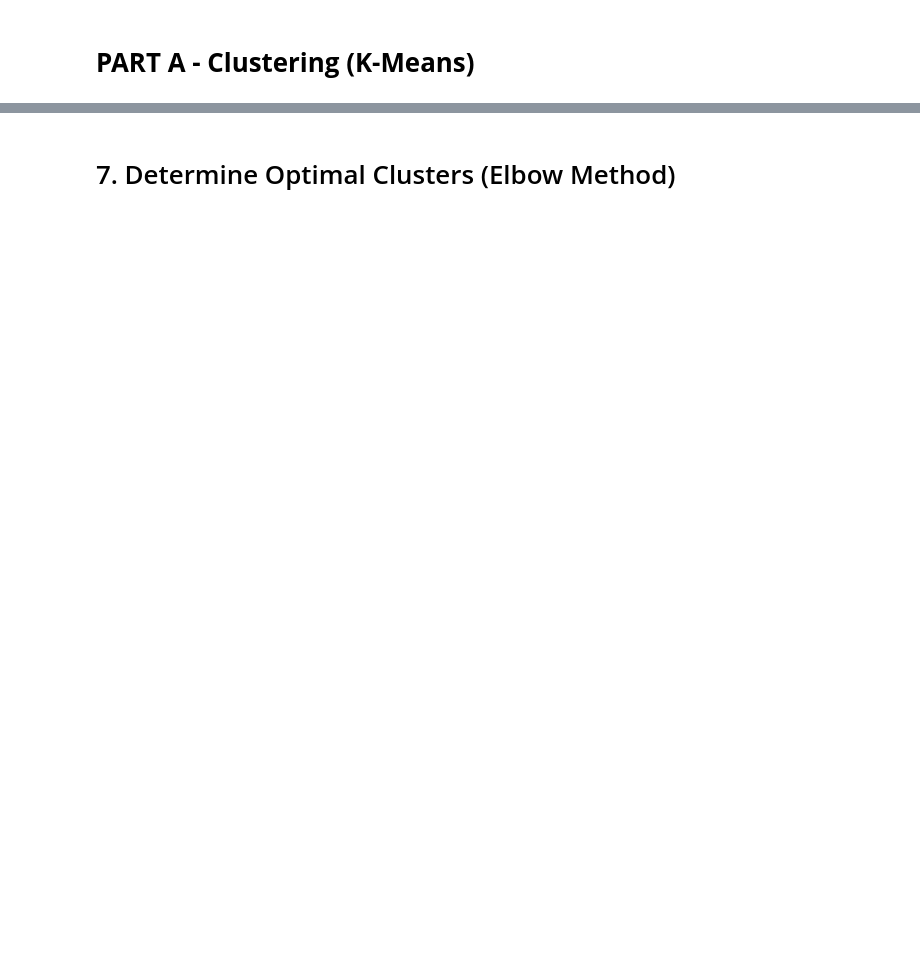
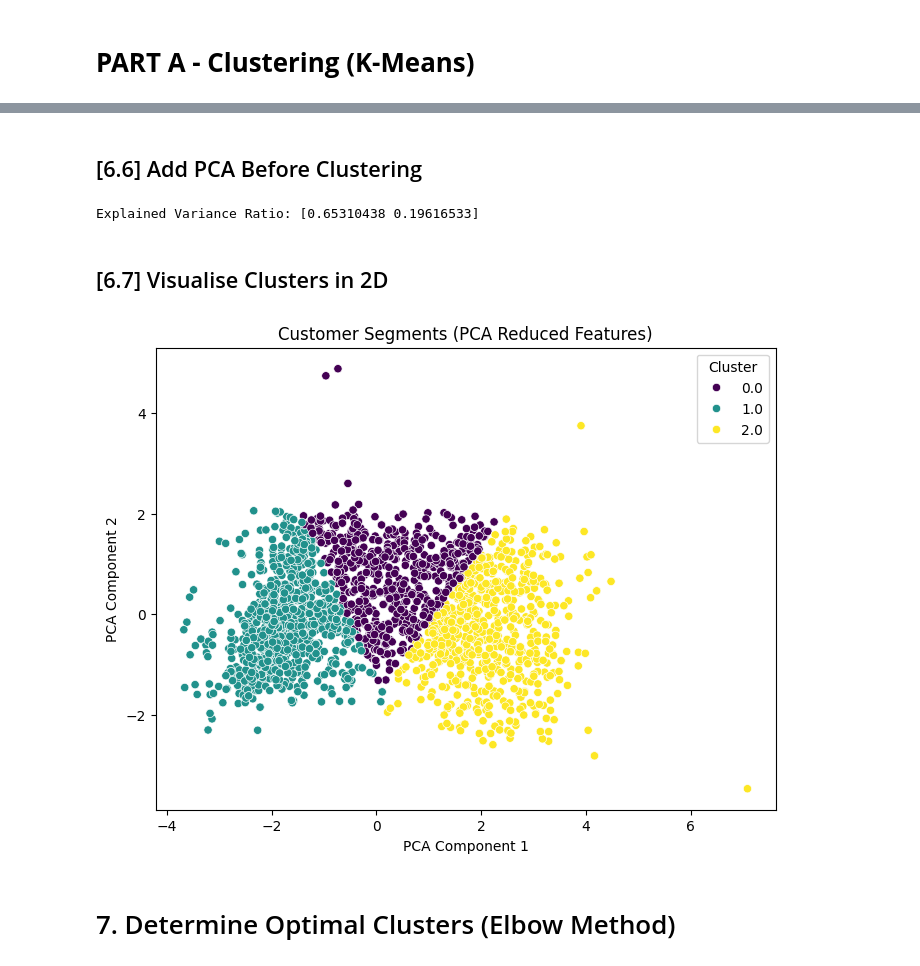
Before and after one commit to abdullah2709/EAAI_Project, a Jupyter notebook: BI_Project.ipynb, the cells around one changed output, grey strips where cells are left out. Saved outputs shown, nothing was run; the diff lists cells and outputs as text; code cells hidden in the pictures; blank space fills up the shorter version.

```diff
--- a/BI_Project.ipynb
+++ b/BI_Project.ipynb
@@ -333 +450,12 @@ scaler = StandardScaler() # 0 - 1
 scaled_features = scaler.fit_transform(cluster_features)
+# %% [markdown]
+## [6.6] Add PCA Before Clustering
+# %%
+from sklearn.decomposition import PCA
+
+pca = PCA(n_components=2)
+pca_features = pca.fit_transform(scaled_features)
+
+print("Explained Variance Ratio:", pca.explained_variance_ratio_)
+# %% [output]
+Explained Variance Ratio: [0.65310438 0.19616533]
@@ -334,3 +469,20 @@ scaled_features = scaler.fit_transform(cluster_features)
+# %% [markdown]
+## [6.7] Visualise Clusters in 2D
+# %%
+plt.figure(figsize=(8,6))
+sns.scatterplot(
+    x=pca_features[:,0],
+    y=pca_features[:,1],
+    hue=df.loc[cluster_features.index, 'Cluster'],
+    palette='viridis'
+)
+
+plt.title("Customer Segments (PCA Reduced Features)")
+plt.xlabel("PCA Component 1")
+plt.ylabel("PCA Component 2")
+plt.show()
+# %% [output]
+[figure, added]
 # %% [markdown]
 # 7. Determine Optimal Clusters (Elbow Method)
 # %%
```
Also changed, not shown: parts of 33 cells of this notebook.
